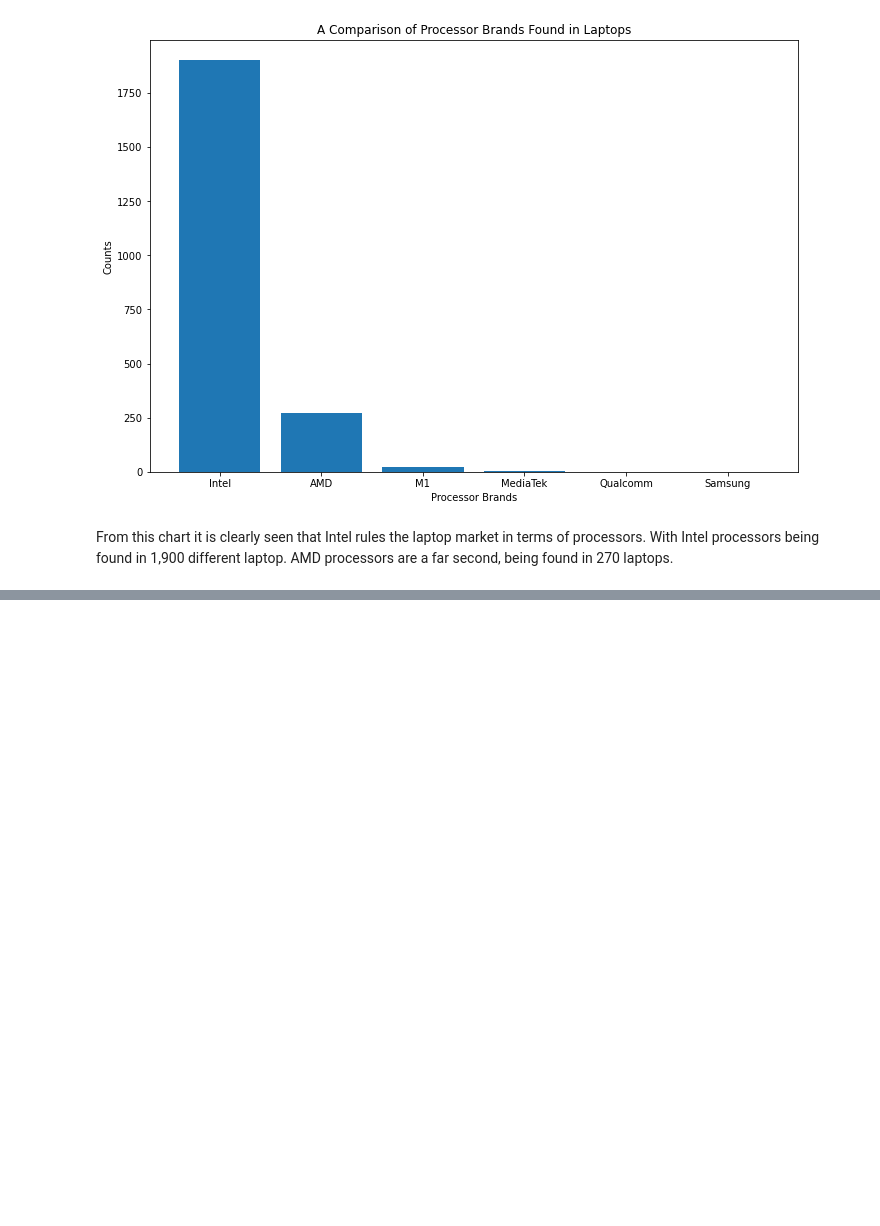
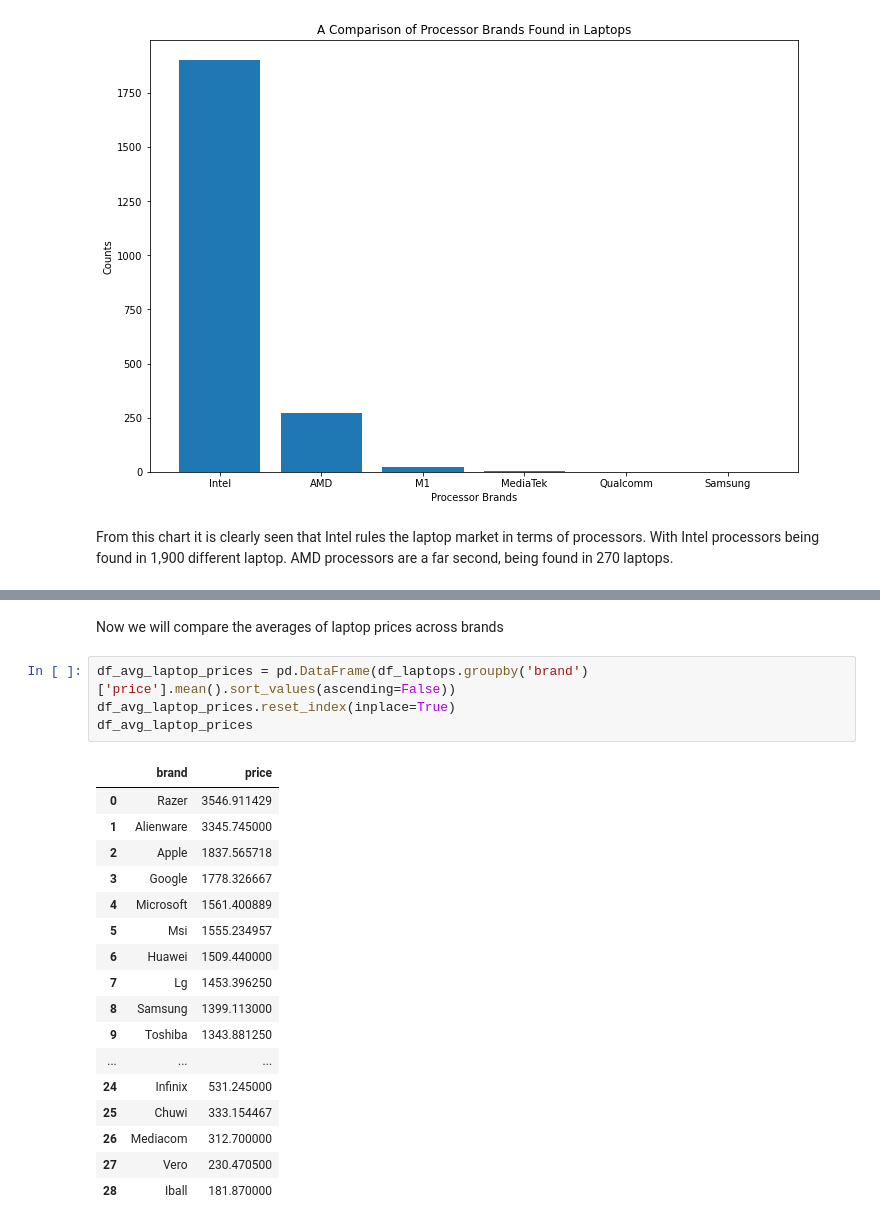
Before and after one commit to jason-9601/DATAPRE-Final, a Jupyter notebook: DATAPRE Final.ipynb, the cells around one changed output, grey strips where cells are left out. Saved outputs shown, nothing was run; the diff lists cells and outputs as text; blank space fills up the shorter version.

```diff
--- a/DATAPRE Final.ipynb
+++ b/DATAPRE Final.ipynb
@@ -475,0 +543,24 @@ From this chart it is clearly seen that Intel rules the laptop market in terms o
+# %% [markdown]
+Now we will compare the averages of laptop prices across brands
+# %%
+df_avg_laptop_prices = pd.DataFrame(df_laptops.groupby('brand')['price'].mean().sort_values(ascending=False))
+df_avg_laptop_prices.reset_index(inplace=True)
+df_avg_laptop_prices
+# %% [output]
+|  | brand | price |
+| 0 | Razer | 3546.911429 |
+| 1 | Alienware | 3345.745000 |
+| 2 | Apple | 1837.565718 |
+| 3 | Google | 1778.326667 |
+| 4 | Microsoft | 1561.400889 |
+| 5 | Msi | 1555.234957 |
+| 6 | Huawei | 1509.440000 |
+| 7 | Lg | 1453.396250 |
+| 8 | Samsung | 1399.113000 |
+| 9 | Toshiba | 1343.881250 |
+| ... | ... | ... |
+| 24 | Infinix | 531.245000 |
+| 25 | Chuwi | 333.154467 |
+| 26 | Mediacom | 312.700000 |
+| 27 | Vero | 230.470500 |
+| 28 | Iball | 181.870000 |
```
Also changed, not shown: parts of 17 cells of this notebook.
